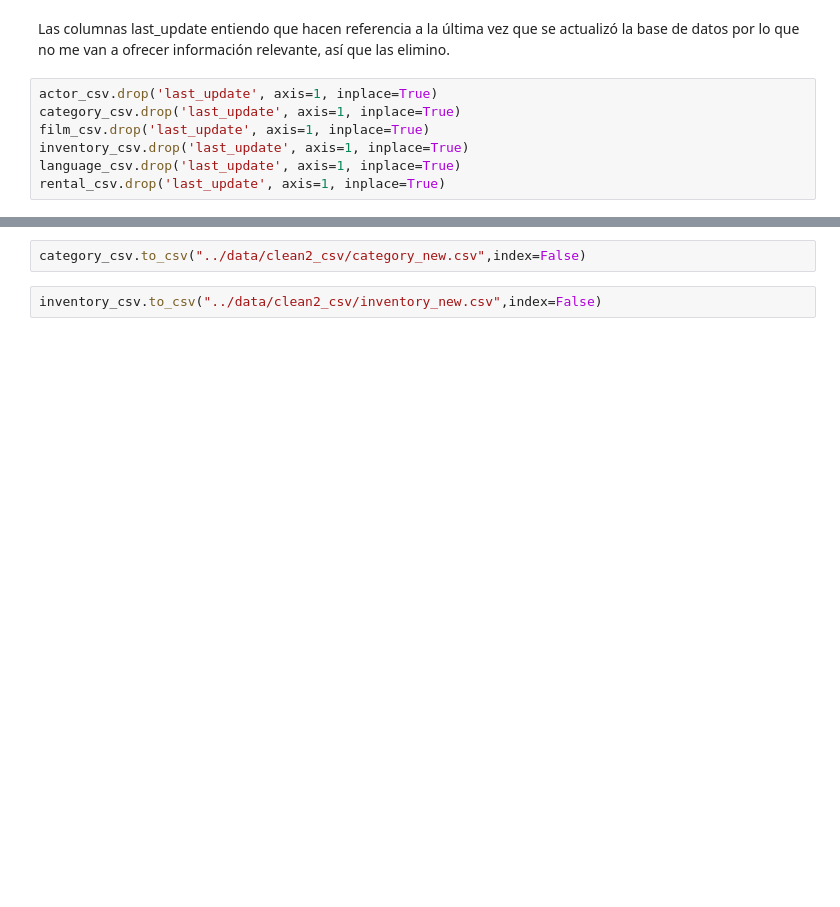
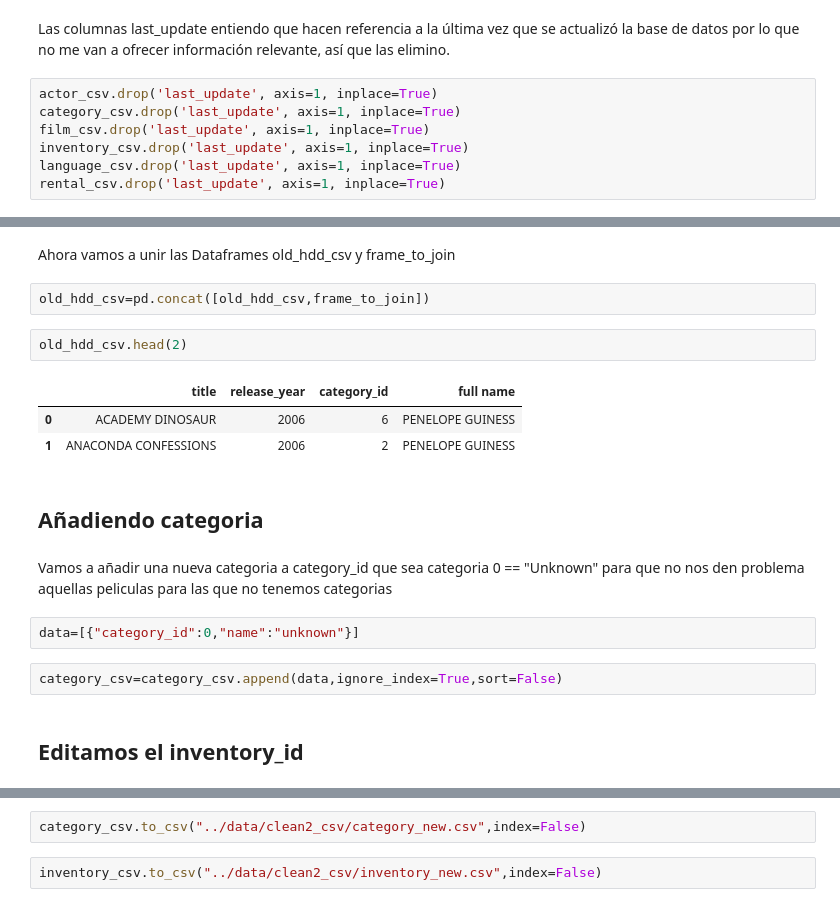
Before and after one commit to dgomezlechon/SQL-Database-Proyect, a Jupyter notebook: my-code/Exploracion y limpieza-nueva.ipynb, the cells around one changed output, grey strips where cells are left out. Drawn from its saved outputs; the diff is of its cells as text; blank space fills up the shorter version.

```diff
--- a/my-code/Exploracion y limpieza-nueva.ipynb
+++ b/my-code/Exploracion y limpieza-nueva.ipynb
@@ -345,0 +335,20 @@ rental_csv.inventory_id=np.random.randint(1,1000, size=len(rental_csv))
+# %% [markdown]
+Ahora vamos a unir las Dataframes old_hdd_csv y frame_to_join
+# %%
+old_hdd_csv=pd.concat([old_hdd_csv,frame_to_join])
+# %%
+old_hdd_csv.head(2)
+# %% [output]
+|  | title | release_year | category_id | full name |
+| 0 | ACADEMY DINOSAUR | 2006 | 6 | PENELOPE GUINESS |
+| 1 | ANACONDA CONFESSIONS | 2006 | 2 | PENELOPE GUINESS |
+# %% [markdown]
+## Añadiendo categoria
+# %% [markdown]
+Vamos a añadir una nueva categoria a category_id que sea categoria 0 == "Unknown" para que no nos den problema aquellas peliculas para las que no tenemos categorias
+# %%
+data=[{"category_id":0,"name":"unknown"}]
+# %%
+category_csv=category_csv.append(data,ignore_index=True,sort=False)
+# %% [markdown]
+## Editamos el inventory_id
```
Also changed, not shown: parts of 67 cells of this notebook, 8 other files.
